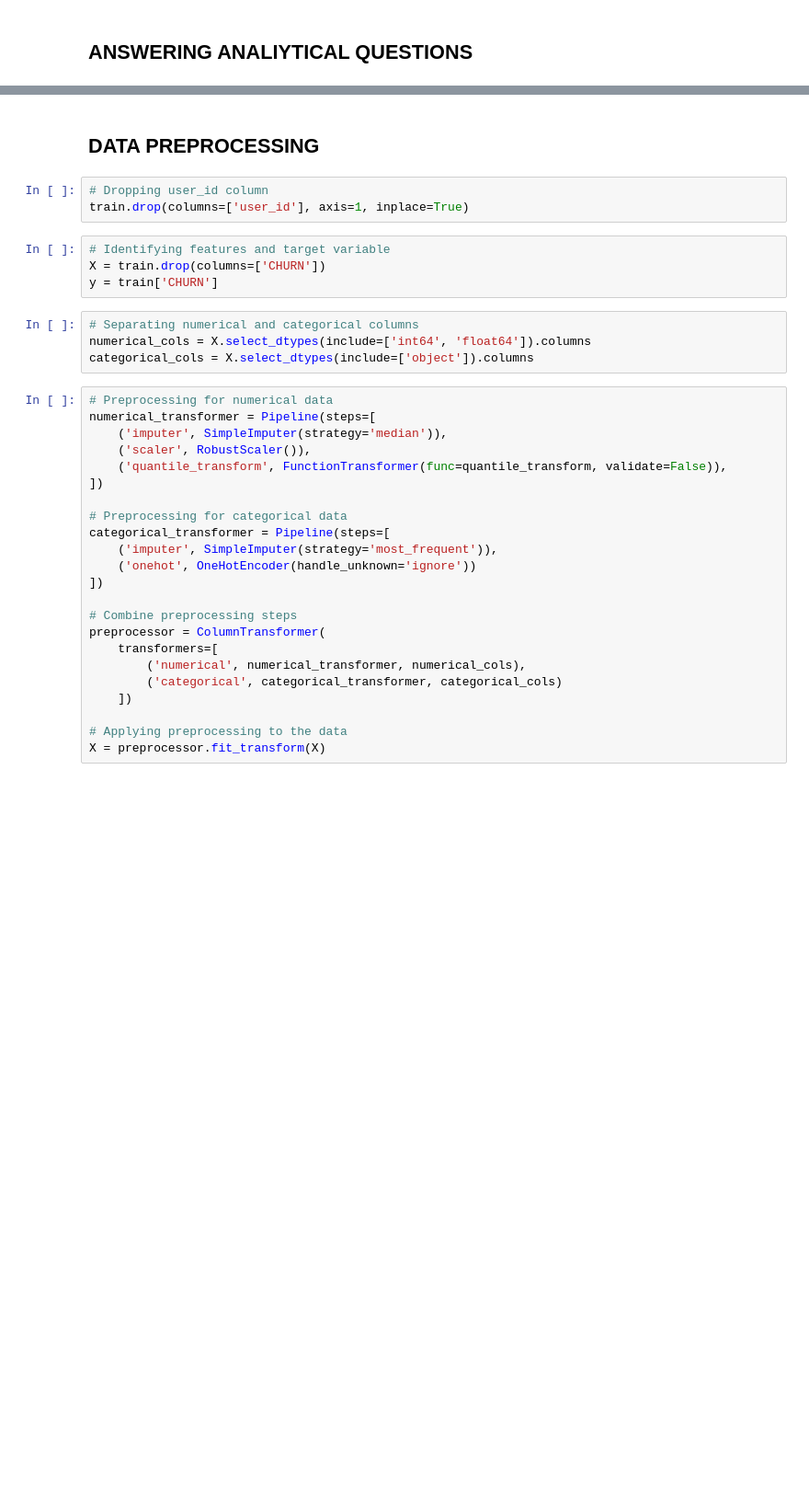
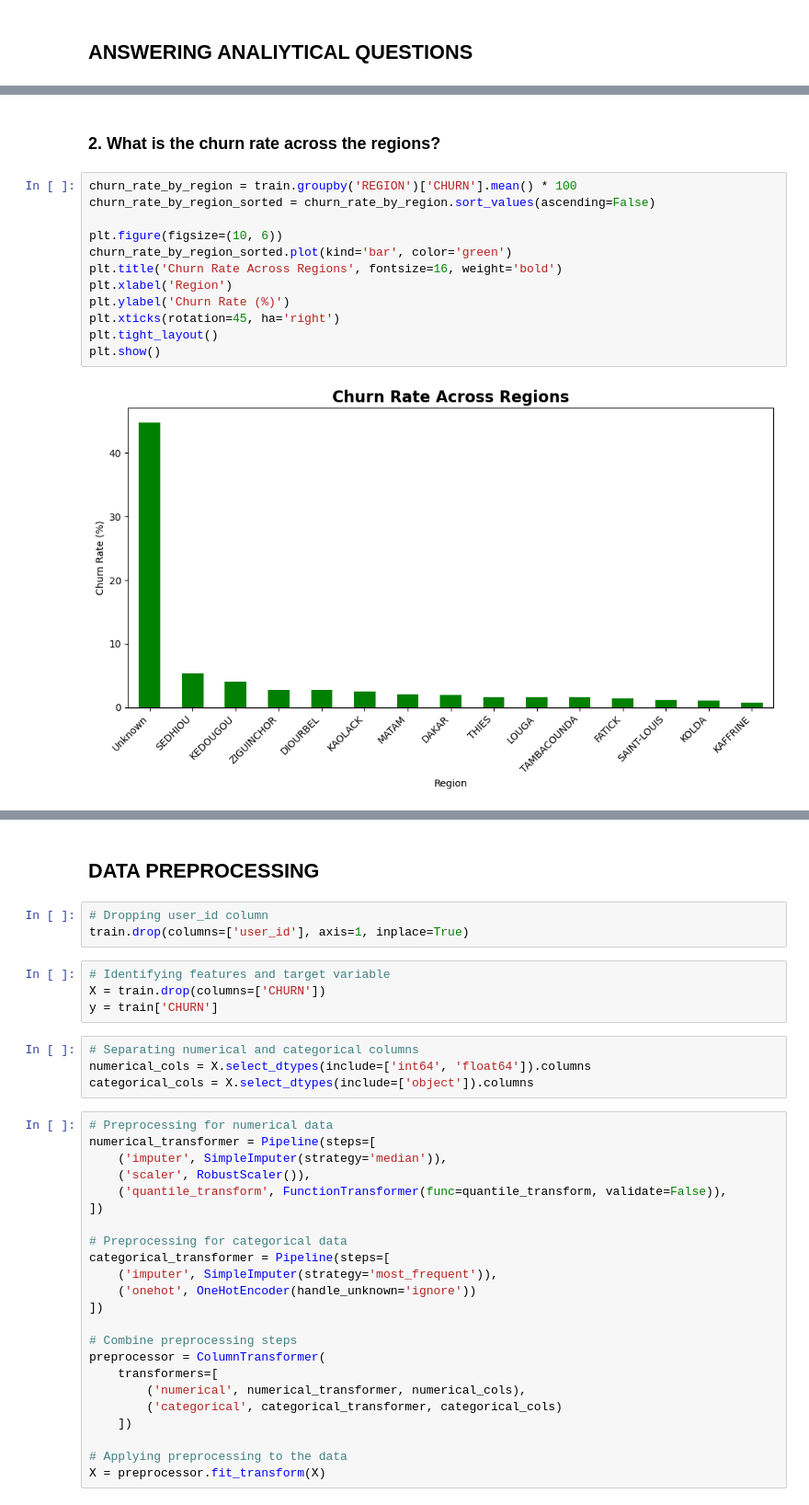
Before and after one commit to elishastanley/Customer-Churn-Prediction-Challenge-For-Azubian, a Jupyter notebook: Notebook/churn.ipynb, the cells around one changed output, grey strips where cells are left out. Shown at 92% size. Cells and saved outputs as stored; diff of their text form; blank space fills up the shorter version.

```diff
--- a/Notebook/churn.ipynb
+++ b/Notebook/churn.ipynb
@@ -384,0 +482,16 @@ summary_statistics
+# %% [markdown]
+### 2. What is the churn rate across the regions?
+# %%
+churn_rate_by_region = train.groupby('REGION')['CHURN'].mean() * 100
+churn_rate_by_region_sorted = churn_rate_by_region.sort_values(ascending=False)
+
+plt.figure(figsize=(10, 6))
+churn_rate_by_region_sorted.plot(kind='bar', color='green')
+plt.title('Churn Rate Across Regions', fontsize=16, weight='bold')
+plt.xlabel('Region')
+plt.ylabel('Churn Rate (%)')
+plt.xticks(rotation=45, ha='right')
+plt.tight_layout()
+plt.show()
+# %% [output]
+[figure, added]
```
Also changed, not shown: parts of 36 cells of this notebook, 4 other files.
